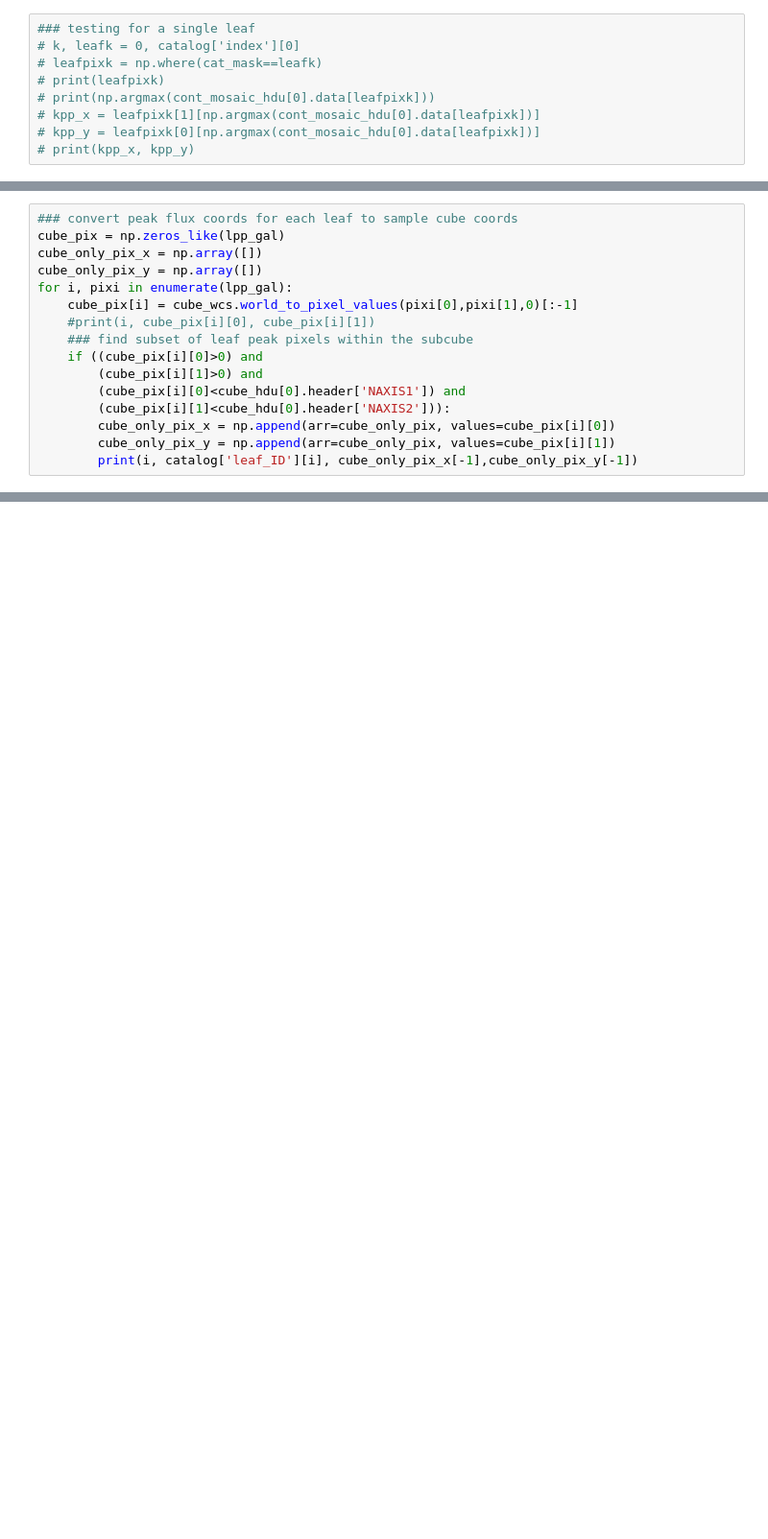
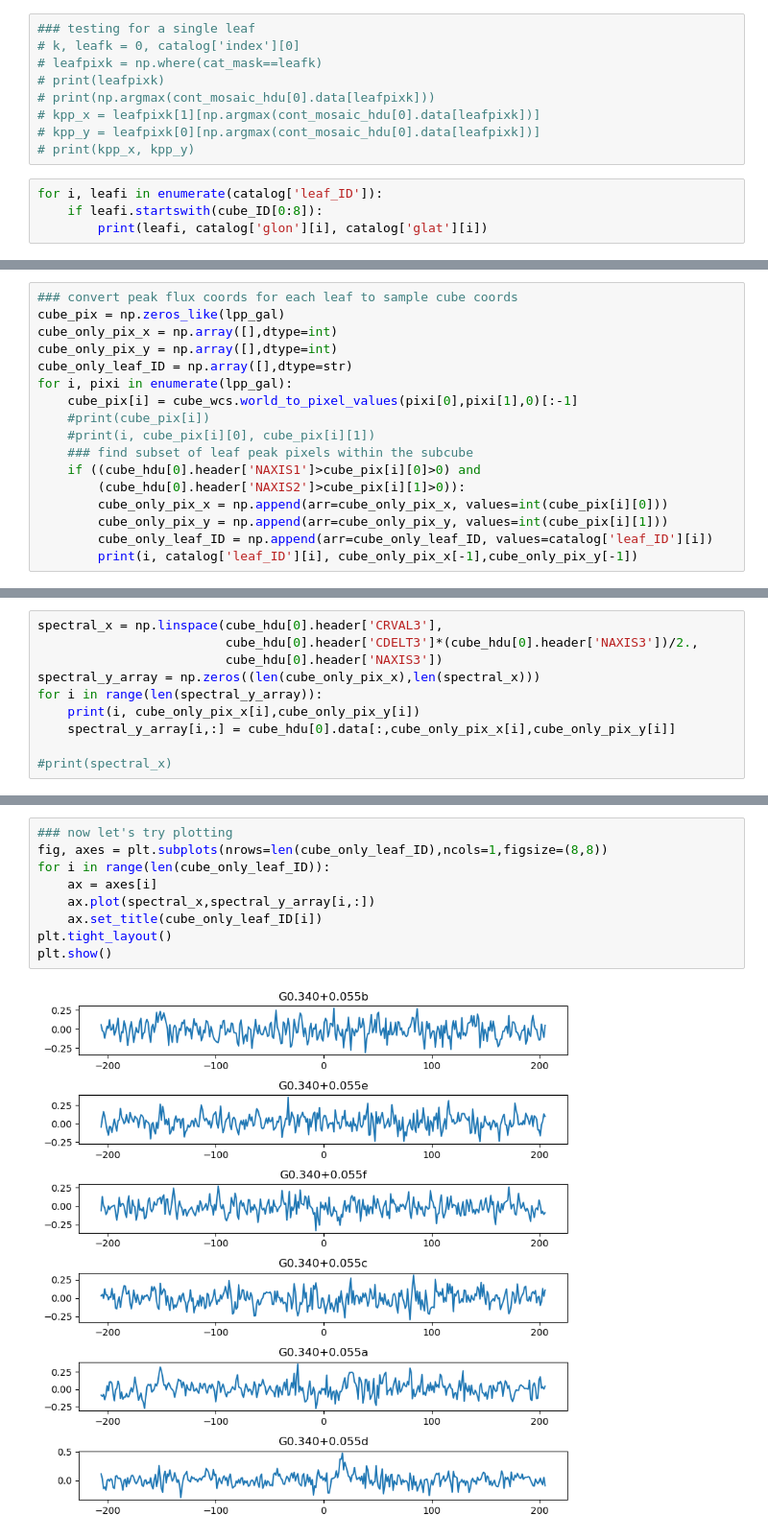
Before and after one commit to hpthatchfield/h2co_extraction, a Jupyter notebook: h2co_extraction.ipynb, the cells around one changed output, grey strips where cells are left out. Shown at 96% size. Saved outputs shown, nothing was run; the diff lists cells and outputs as text; blank space fills up the shorter version.

```diff
--- a/h2co_extraction.ipynb
+++ b/h2co_extraction.ipynb
@@ -93,3 +114,7 @@ for i, leafi in enumerate(catalog['index']):
 # kpp_x = leafpixk[1][np.argmax(cont_mosaic_hdu[0].data[leafpixk])]
 # kpp_y = leafpixk[0][np.argmax(cont_mosaic_hdu[0].data[leafpixk])]
 # print(kpp_x, kpp_y)
+# %%
+for i, leafi in enumerate(catalog['leaf_ID']):
+    if leafi.startswith(cube_ID[0:8]):
+        print(leafi, catalog['glon'][i], catalog['glat'][i])
@@ -96,17 +128,18 @@ for i, leafi in enumerate(catalog['index']):
 # %%
 ### convert peak flux coords for each leaf to sample cube coords
 cube_pix = np.zeros_like(lpp_gal)
-cube_only_pix_x = np.array([])
-cube_only_pix_y = np.array([])
+cube_only_pix_x = np.array([],dtype=int)
+cube_only_pix_y = np.array([],dtype=int)
+cube_only_leaf_ID = np.array([],dtype=str)
 for i, pixi in enumerate(lpp_gal):
     cube_pix[i] = cube_wcs.world_to_pixel_values(pixi[0],pixi[1],0)[:-1]
+    #print(cube_pix[i])
     #print(i, cube_pix[i][0], cube_pix[i][1])
     ### find subset of leaf peak pixels within the subcube
-    if ((cube_pix[i][0]>0) and
-        (cube_pix[i][1]>0) and
-        (cube_pix[i][0]<cube_hdu[0].header['NAXIS1']) and
-        (cube_pix[i][1]<cube_hdu[0].header['NAXIS2'])):
-        cube_only_pix_x = np.append(arr=cube_only_pix, values=cube_pix[i][0])
-        cube_only_pix_y = np.append(arr=cube_only_pix, values=cube_pix[i][1])
+    if ((cube_hdu[0].header['NAXIS1']>cube_pix[i][0]>0) and
+        (cube_hdu[0].header['NAXIS2']>cube_pix[i][1]>0)):
+        cube_only_pix_x = np.append(arr=cube_only_pix_x, values=int(cube_pix[i][0]))
+        cube_only_pix_y = np.append(arr=cube_only_pix_y, values=int(cube_pix[i][1]))
+        cube_only_leaf_ID = np.append(arr=cube_only_leaf_ID, values=catalog['leaf_ID'][i])
         print(i, catalog['leaf_ID'][i], cube_only_pix_x[-1],cube_only_pix_y[-1])
 # %% [output]
@@ -118,0 +160,10 @@ for i, pixi in enumerate(lpp_gal):
+# %%
+spectral_x = np.linspace(cube_hdu[0].header['CRVAL3'],
+                         cube_hdu[0].header['CDELT3']*(cube_hdu[0].header['NAXIS3'])/2.,
+                         cube_hdu[0].header['NAXIS3'])
+spectral_y_array = np.zeros((len(cube_only_pix_x),len(spectral_x)))
+for i in range(len(spectral_y_array)):
+    print(i, cube_only_pix_x[i],cube_only_pix_y[i])
+    spectral_y_array[i,:] = cube_hdu[0].data[:,cube_only_pix_x[i],cube_only_pix_y[i]]
+
+#print(spectral_x)
@@ -118,0 +177,11 @@ for i, pixi in enumerate(lpp_gal):
+# %%
+### now let's try plotting
+fig, axes = plt.subplots(nrows=len(cube_only_leaf_ID),ncols=1,figsize=(8,8))
+for i in range(len(cube_only_leaf_ID)):
+    ax = axes[i]
+    ax.plot(spectral_x,spectral_y_array[i,:])
+    ax.set_title(cube_only_leaf_ID[i])
+plt.tight_layout()
+plt.show()
+# %% [output]
+[figure, added]
```
Also changed, not shown: parts of 22 cells of this notebook, 1 other file.
